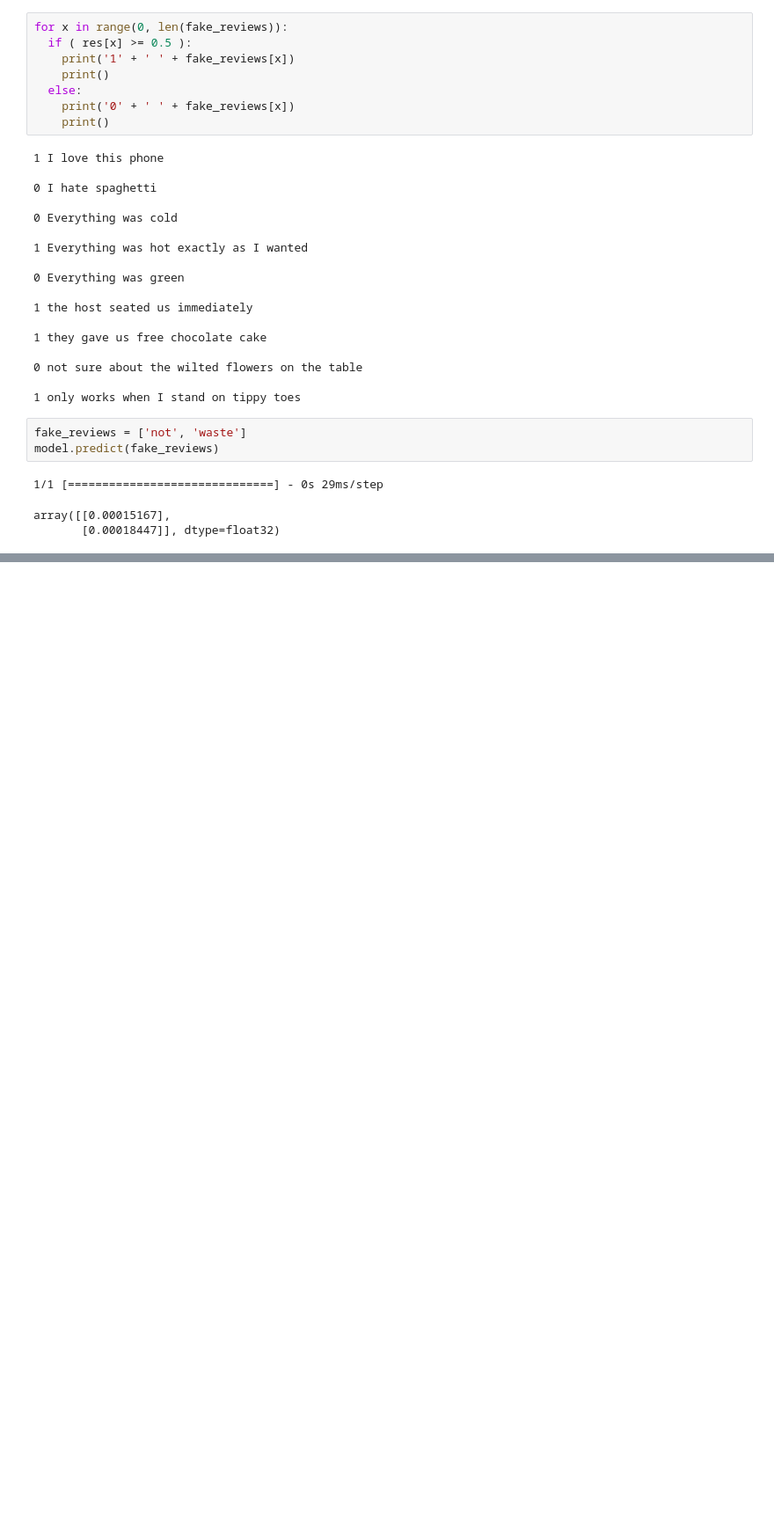
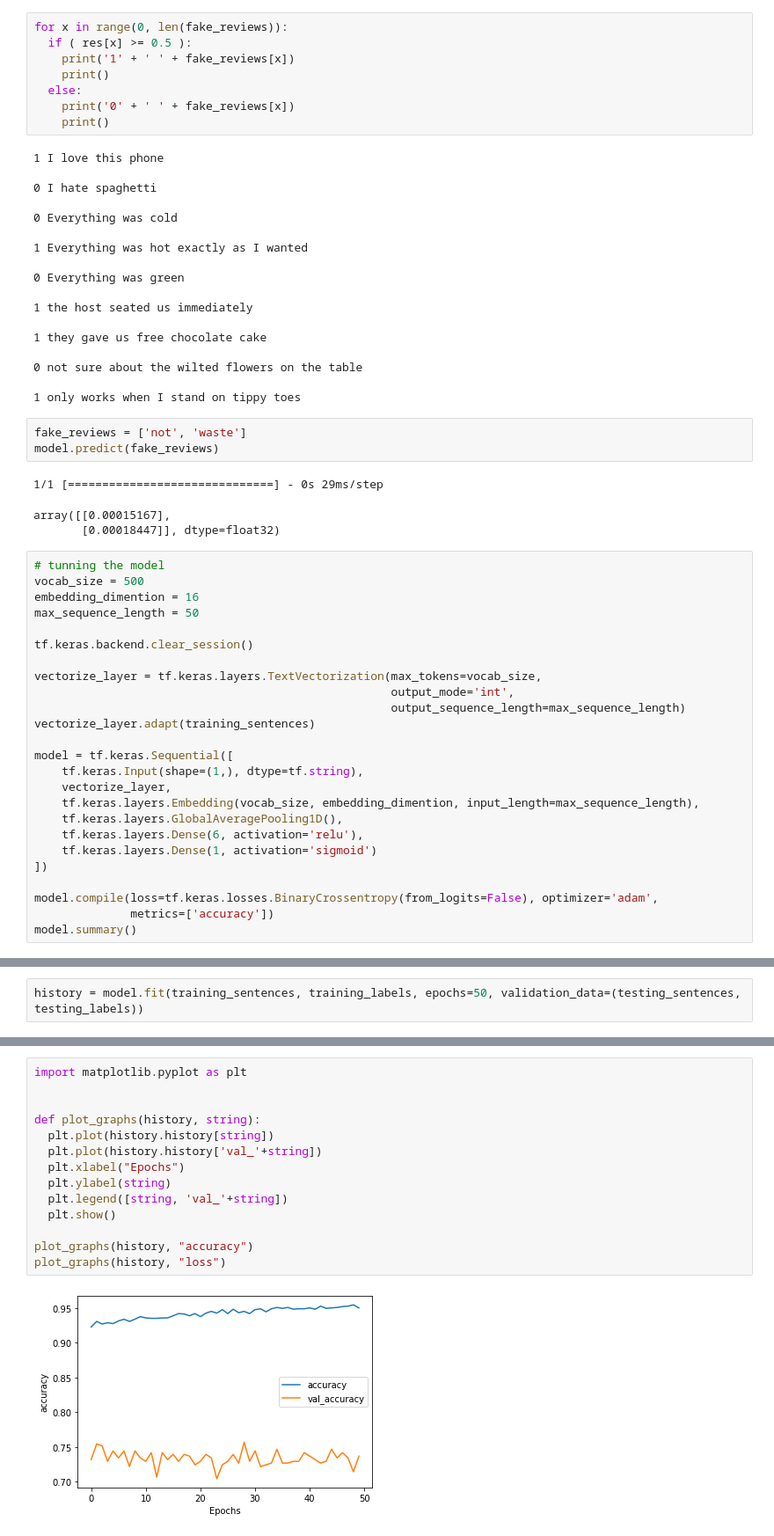
Before and after one commit to AEsir777/some-data-analysis-project, a Jupyter notebook: NLP/nlp_sentimental_analysis.ipynb, the cells around one changed output, grey strips where cells are left out. Shown at 88% size. Saved outputs shown, nothing was run; the diff lists cells and outputs as text; blank space fills up the shorter version.

Commit message:
added tweaking model for nlp model with textVectorization and embedding layers

```diff
--- a/NLP/nlp_sentimental_analysis.ipynb
+++ b/NLP/nlp_sentimental_analysis.ipynb
@@ -254,3 +254,28 @@ model.predict(fake_reviews)
 1/1 [==============================] - 0s 29ms/step
 array([[0.00015167],
        [0.00018447]], dtype=float32)
+# %%
+# tunning the model
+vocab_size = 500
+embedding_dimention = 16
+max_sequence_length = 50
+
+tf.keras.backend.clear_session()
+
+vectorize_layer = tf.keras.layers.TextVectorization(max_tokens=vocab_size,
+                                                    output_mode='int',
+                                                    output_sequence_length=max_sequence_length)
+vectorize_layer.adapt(training_sentences)
+
+model = tf.keras.Sequential([
+    tf.keras.Input(shape=(1,), dtype=tf.string),
+    vectorize_layer,
+    tf.keras.layers.Embedding(vocab_size, embedding_dimention, input_length=max_sequence_length),
+    tf.keras.layers.GlobalAveragePooling1D(),
+    tf.keras.layers.Dense(6, activation='relu'),
+    tf.keras.layers.Dense(1, activation='sigmoid')
+])
+
+model.compile(loss=tf.keras.losses.BinaryCrossentropy(from_logits=False), optimizer='adam',
+              metrics=['accuracy'])
+model.summary()
@@ -256,0 +300,2 @@ array([[0.00015167],
+# %%
+history = model.fit(training_sentences, training_labels, epochs=50, validation_data=(testing_sentences, testing_labels))
@@ -256,0 +320,16 @@ array([[0.00015167],
+# %%
+import matplotlib.pyplot as plt
+
+
+def plot_graphs(history, string):
+  plt.plot(history.history[string])
+  plt.plot(history.history['val_'+string])
+  plt.xlabel("Epochs")
+  plt.ylabel(string)
+  plt.legend([string, 'val_'+string])
+  plt.show()
+
+plot_graphs(history, "accuracy")
+plot_graphs(history, "loss")
+# %% [output]
+[figure, added]
```
Also changed, not shown: parts of 5 cells of this notebook, 2 other files.
